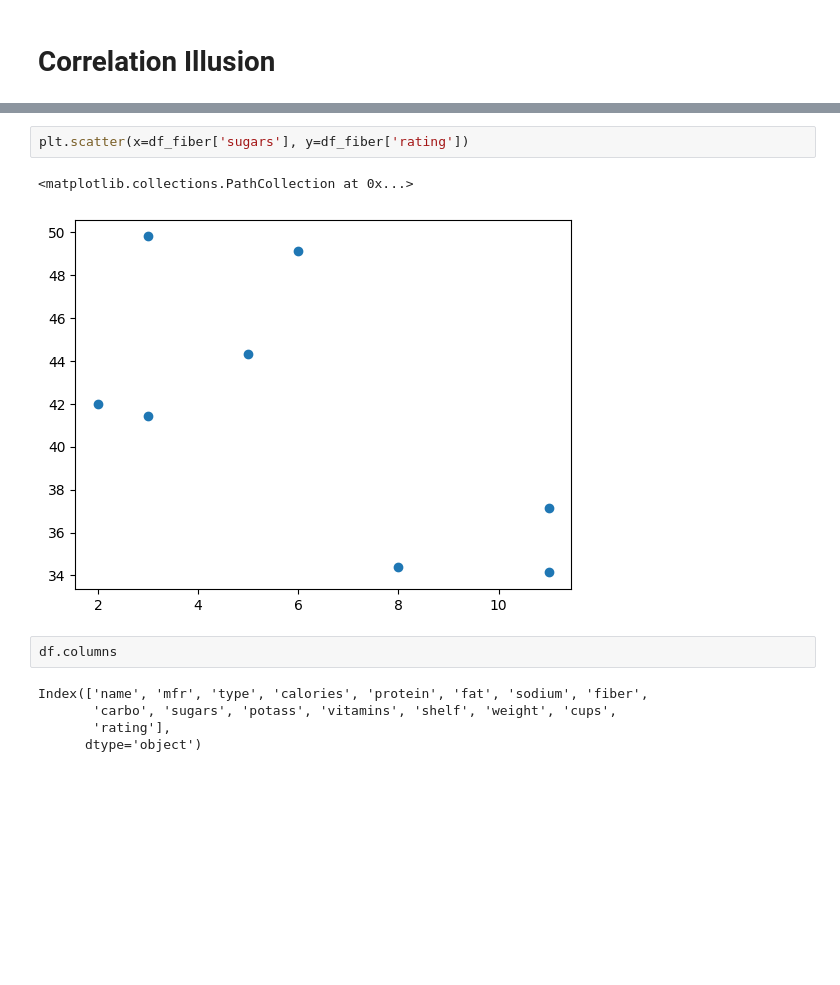
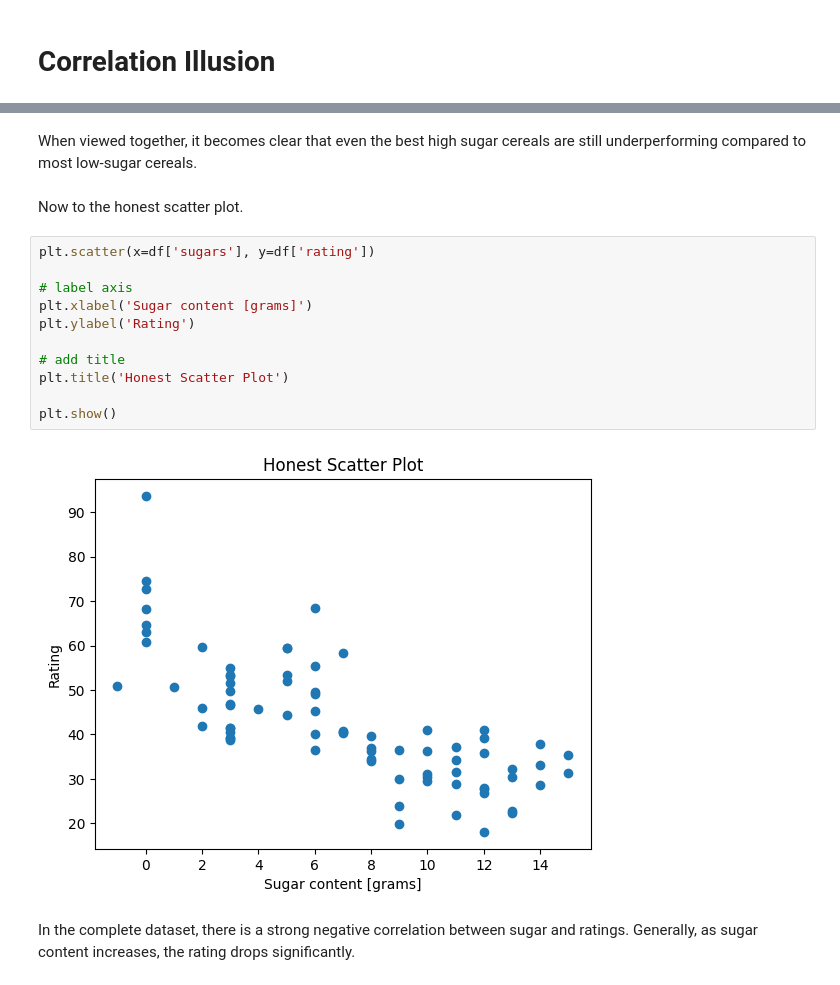
Before and after one commit to Bolajiiii/Data-Science-From-Scratch-Journey, a Jupyter notebook: chapter_3/03_correlation_illusion.ipynb, the cells around one changed output, grey strips where cells are left out. Saved outputs shown, nothing was run; the diff lists cells and outputs as text; blank space fills up the shorter version.

Commit message:
Complete visualizations

```diff
--- a/chapter_3/03_correlation_illusion.ipynb
+++ b/chapter_3/03_correlation_illusion.ipynb
@@ -10,12 +49,21 @@ df_fiber = df[df['mfr'] == 'R']
+# %% [markdown]
+When viewed together, it becomes clear that even the best high sugar cereals are still underperforming compared to most low-sugar cereals.
+# %% [markdown]
+
+
+Now to the honest scatter plot.
 # %%
-plt.scatter(x=df_fiber['sugars'], y=df_fiber['rating'])
+plt.scatter(x=df['sugars'], y=df['rating'])
+
+# label axis
+plt.xlabel('Sugar content [grams]')
+plt.ylabel('Rating')
+
+# add title
+plt.title('Honest Scatter Plot')
+
+plt.show()
 # %% [output]
-<matplotlib.collections.PathCollection at 0x...>
-[figure, old version]
+[figure, new version]
-# %%
-df.columns
-# %% [output]
-Index(['name', 'mfr', 'type', 'calories', 'protein', 'fat', 'sodium', 'fiber',
-       'carbo', 'sugars', 'potass', 'vitamins', 'shelf', 'weight', 'cups',
-       'rating'],
-      dtype='object')
+# %% [markdown]
+In the complete dataset, there is a strong negative correlation between sugar and ratings. Generally, as sugar content increases, the rating drops significantly.
```
Also changed, not shown: parts of 8 cells of this notebook.
